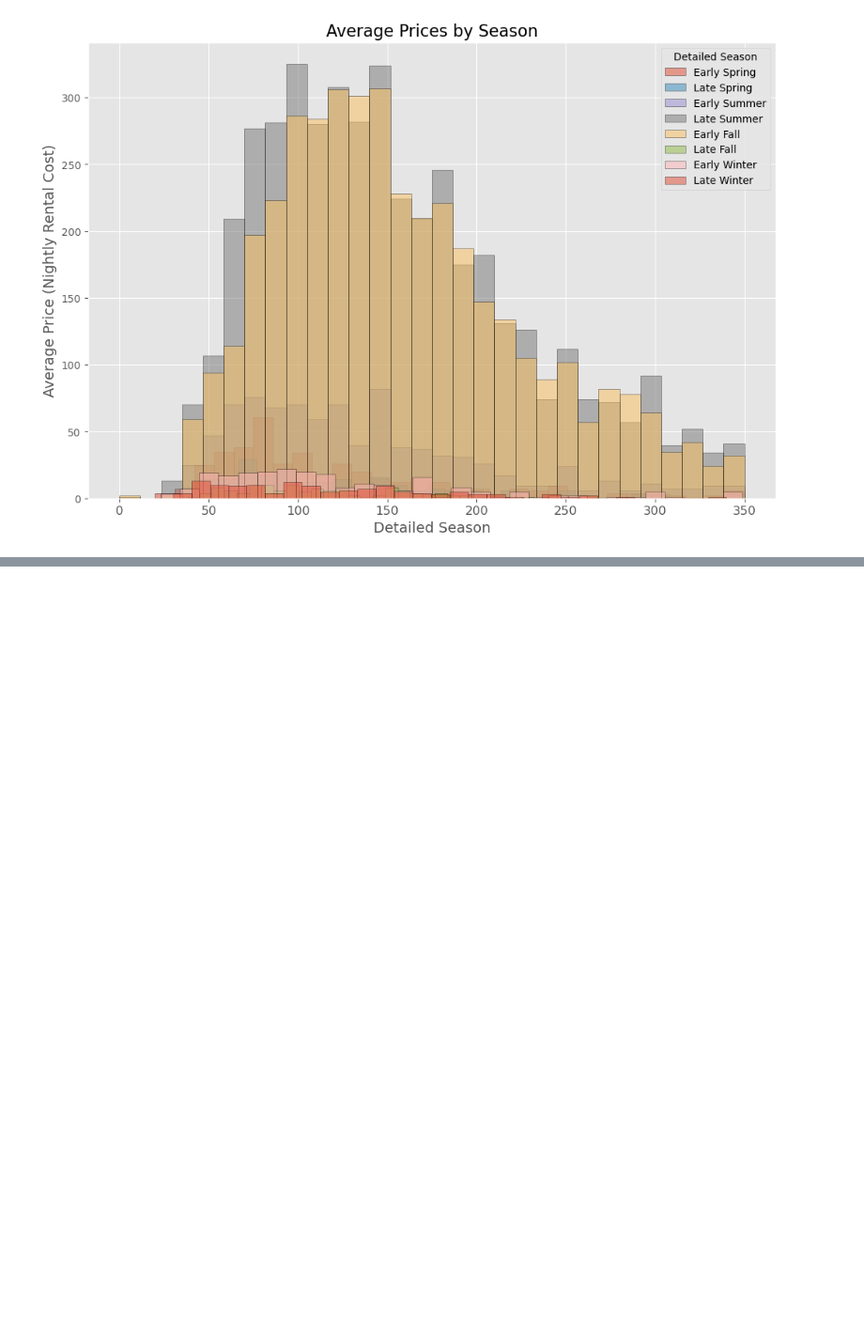
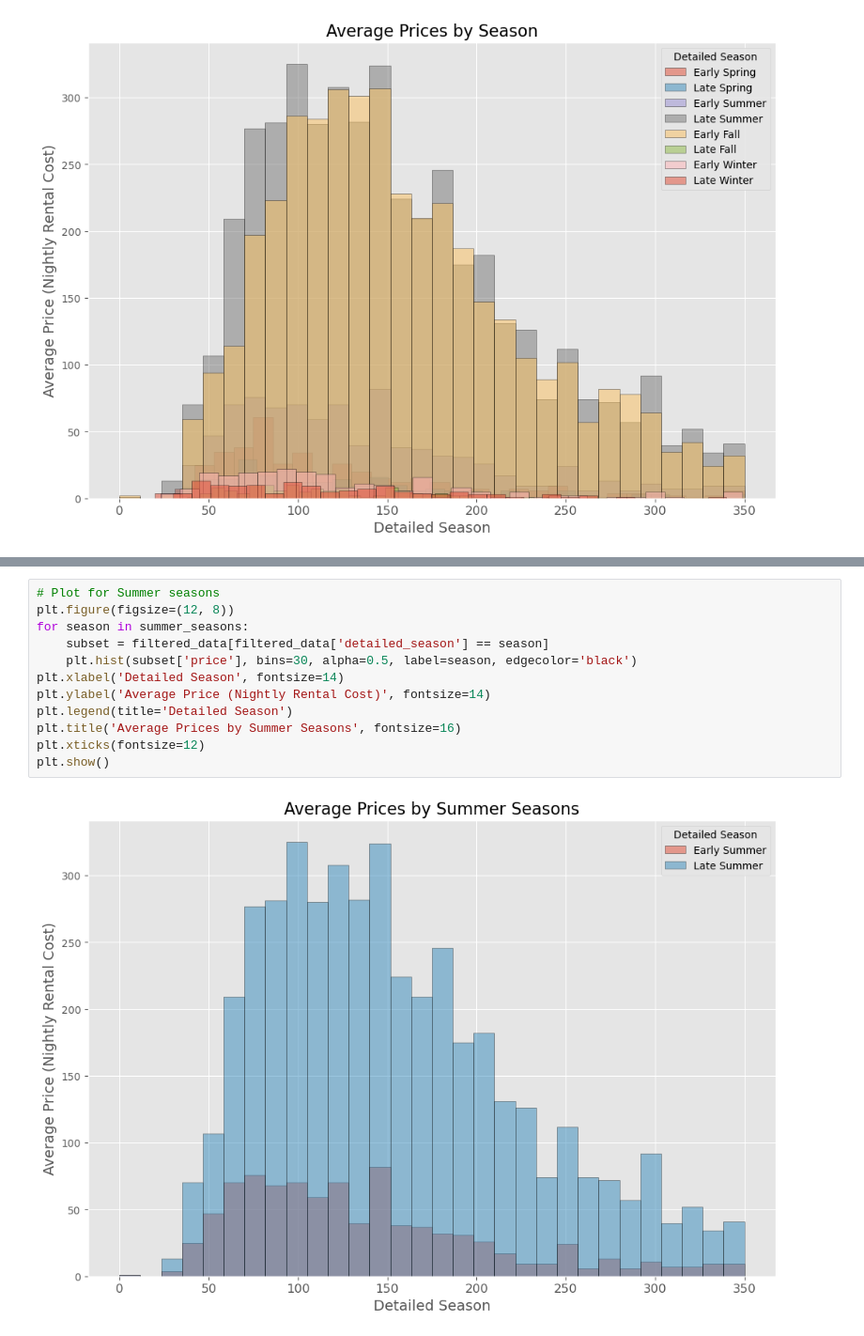
Before and after one commit to zenobiajazmin/my-project1-repo, a Jupyter notebook: AirBNB_detailed_season.ipynb, the cells around one changed output, grey strips where cells are left out. Shown at 94% size. Drawn from its saved outputs; the diff is of its cells as text; blank space fills up the shorter version.

```diff
--- a/AirBNB_detailed_season.ipynb
+++ b/AirBNB_detailed_season.ipynb
@@ -198,0 +206,14 @@ plt.show()
+# %%
+# Plot for Summer seasons
+plt.figure(figsize=(12, 8))
+for season in summer_seasons:
+    subset = filtered_data[filtered_data['detailed_season'] == season]
+    plt.hist(subset['price'], bins=30, alpha=0.5, label=season, edgecolor='black')
+plt.xlabel('Detailed Season', fontsize=14)
+plt.ylabel('Average Price (Nightly Rental Cost)', fontsize=14)
+plt.legend(title='Detailed Season')
+plt.title('Average Prices by Summer Seasons', fontsize=16)
+plt.xticks(fontsize=12)
+plt.show()
+# %% [output]
+[figure, added]
```
Also changed, not shown: parts of 4 cells of this notebook, 4 other files.
